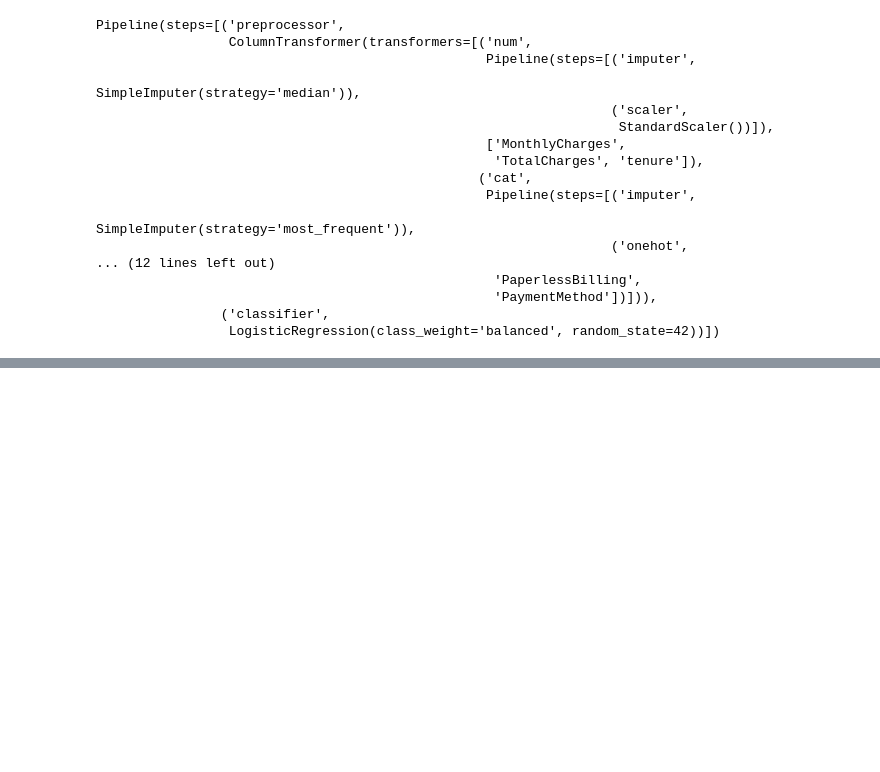
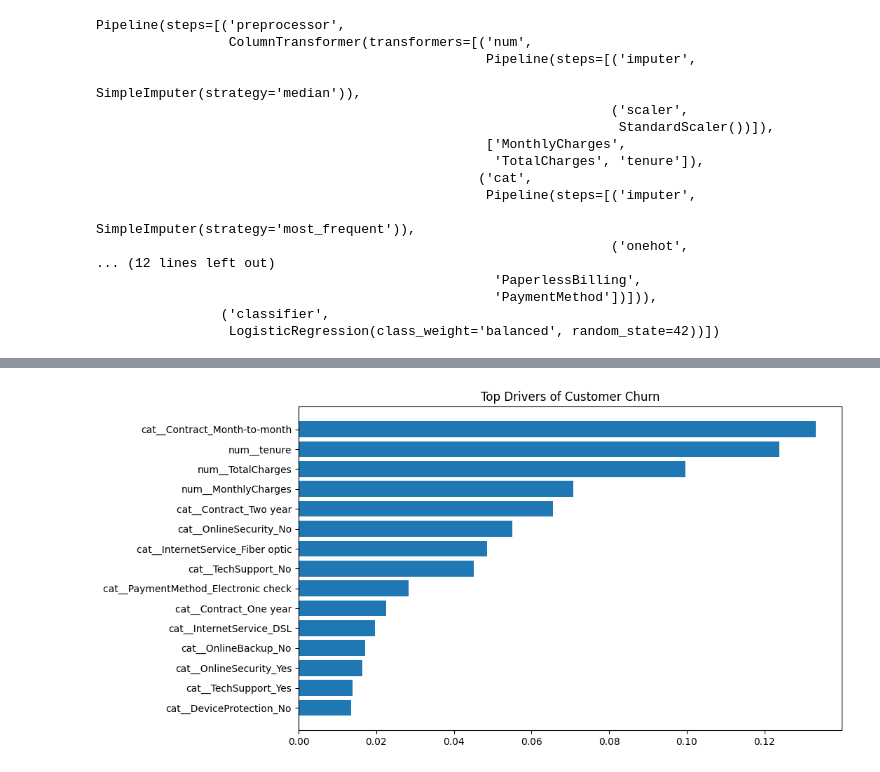
Before and after one commit to shubhamymodi/customer-churn-prediction, a Jupyter notebook: notebooks/Customer_Churn_Prediction.ipynb, the cells around one changed output, grey strips where cells are left out. Cells and saved outputs as stored; diff of their text form; code cells hidden in the pictures; blank space fills up the shorter version.

```diff
--- a/notebooks/Customer_Churn_Prediction.ipynb
+++ b/notebooks/Customer_Churn_Prediction.ipynb
@@ -177,0 +303,11 @@ print(precision_score(y_test, y_predict))
+# %%
+grid_rf = GridSearchCV(
+    rf_model,
+    param_grid,
+    scoring='roc_auc',
+    cv=3,
+    n_jobs=-1,
+    verbose=2
+)
+
+grid_rf.fit(X_train, y_train)
@@ -177,0 +339,11 @@ print(precision_score(y_test, y_predict))
+# %%
+best_rf = grid_rf.best_estimator_
+
+y_pred_rf = best_rf.predict(X_test)
+y_pred_proba_rf = best_rf.predict_proba(X_test)[:, 1]
+
+fpr_rf, tpr_rf, thresholds_rf = roc_curve(y_test, y_pred_proba_rf)
+roc_auc_rf = auc(fpr_rf, tpr_rf)
+print(roc_auc_rf)
+print(accuracy_score(y_test, y_pred_rf))
+print(classification_report(y_test, y_pred_rf))
@@ -177,0 +361,11 @@ print(precision_score(y_test, y_predict))
+# %%
+
+feature_names = best_rf.named_steps['preprocessor'].get_feature_names_out()
+importances = best_rf.named_steps['model'].feature_importances_
+
+feat_imp = pd.DataFrame({
+    'feature': feature_names,
+    'importance': importances
+}).sort_values(by='importance', ascending=False)
+
+feat_imp.head(15)
@@ -177,0 +389,10 @@ print(precision_score(y_test, y_predict))
+# %%
+
+top_features = feat_imp.head(15)
+plt.figure(figsize=(10, 6))
+plt.barh(top_features['feature'], top_features['importance'])
+plt.gca().invert_yaxis()
+plt.title("Top Drivers of Customer Churn")
+plt.show()
+# %% [output]
+[figure, added]
```
Also changed, not shown: parts of 33 cells of this notebook, 1 other file.
